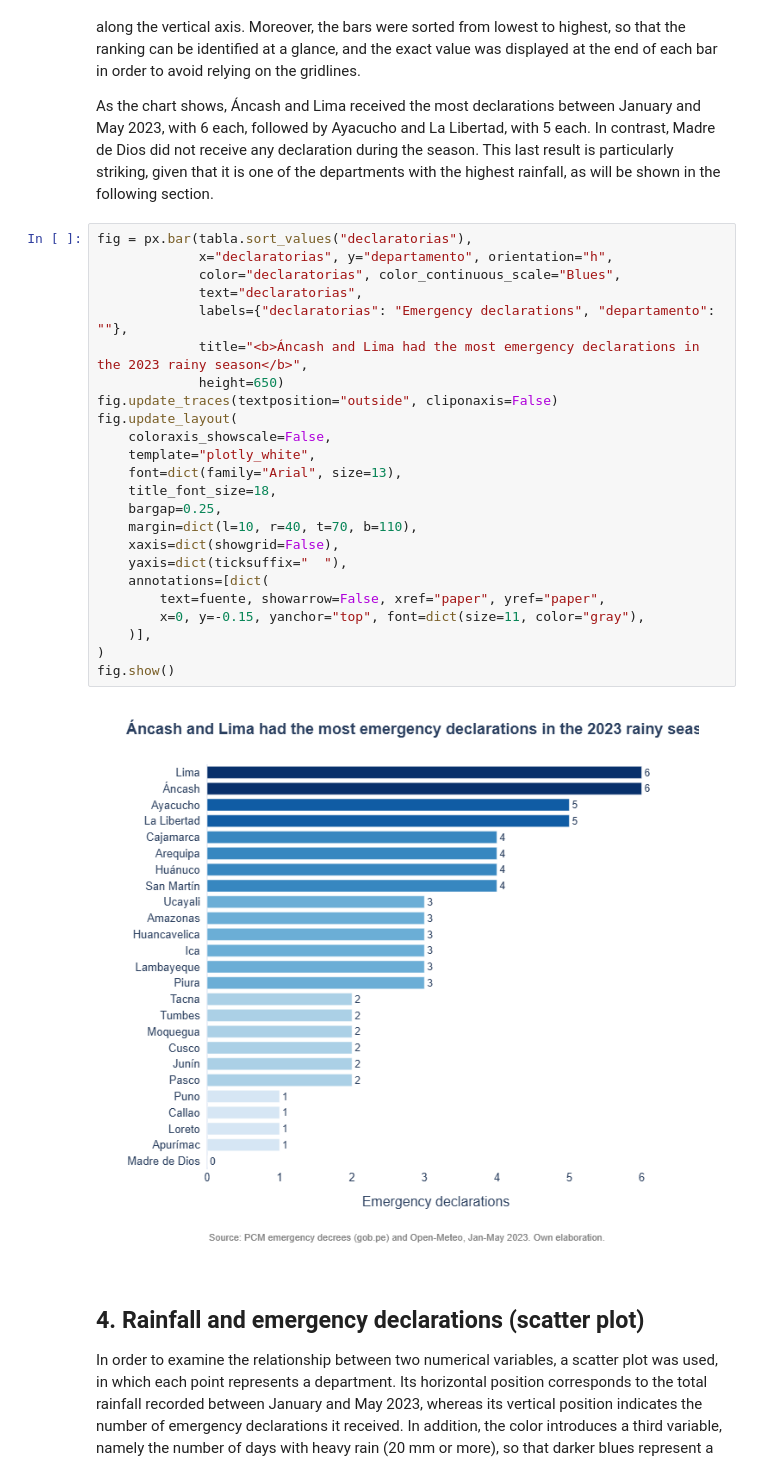
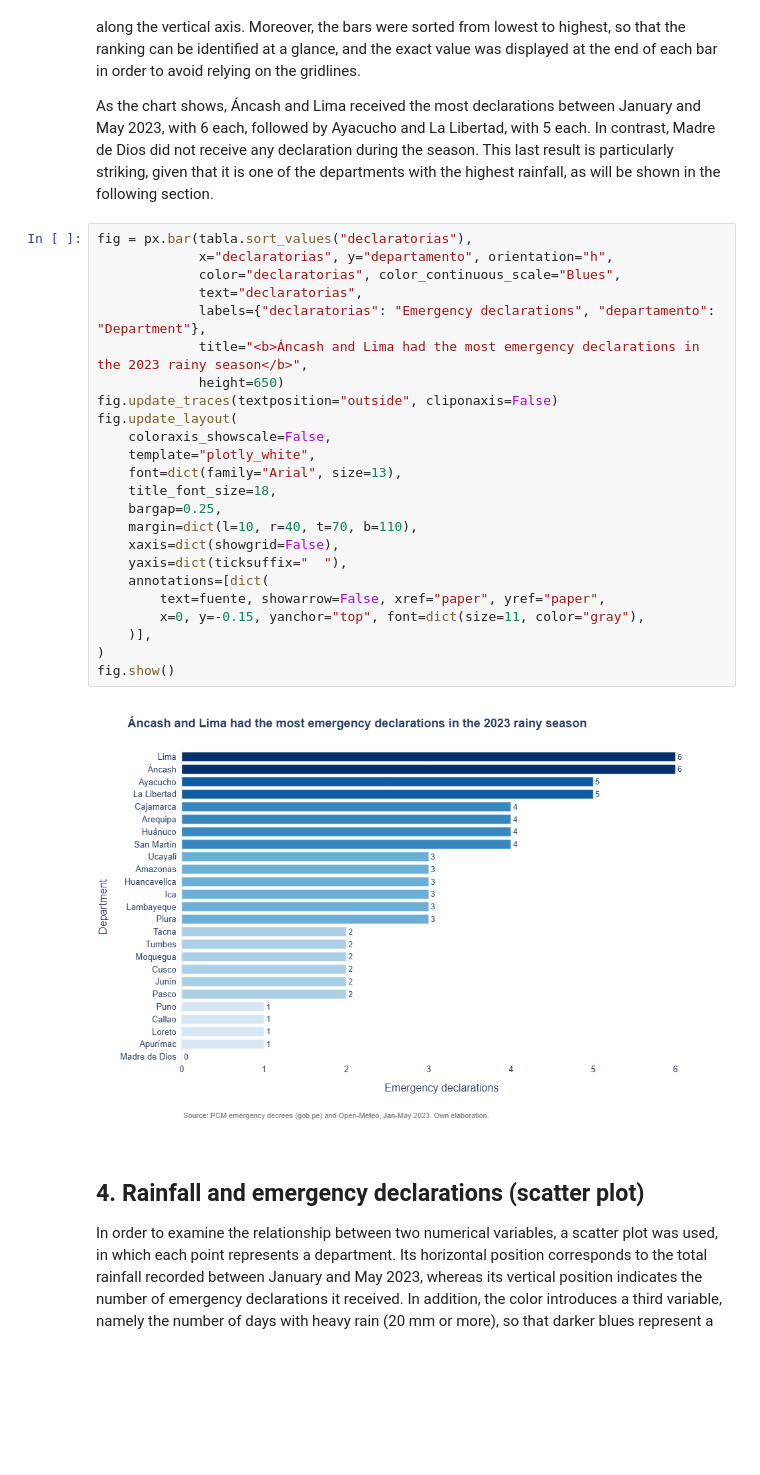
Before and after one commit to rodnm/Python-G2, a Jupyter notebook: assignment_3/visualizacion.ipynb, the cells around one changed output. Drawn from its saved outputs; the diff is of its cells as text; blank space fills up the shorter version.

```diff
--- a/assignment_3/visualizacion.ipynb
+++ b/assignment_3/visualizacion.ipynb
@@ -58,29 +64,29 @@ As the chart shows, Áncash and Lima received the most declarations between Janu
 # %%
 fig = px.bar(tabla.sort_values("declaratorias"),
              x="declaratorias", y="departamento", orientation="h",
              color="declaratorias", color_continuous_scale="Blues",
              text="declaratorias",
-             labels={"declaratorias": "Emergency declarations", "departamento": ""},
+             labels={"declaratorias": "Emergency declarations", "departamento": "Department"},
              title="<b>Áncash and Lima had the most emergency declarations in the 2023 rainy season</b>",
              height=650)
 fig.update_traces(textposition="outside", cliponaxis=False)
 fig.update_layout(
     coloraxis_showscale=False,
     template="plotly_white",
     font=dict(family="Arial", size=13),
     title_font_size=18,
     bargap=0.25,
     margin=dict(l=10, r=40, t=70, b=110),
     xaxis=dict(showgrid=False),
     yaxis=dict(ticksuffix="  "),
     annotations=[dict(
         text=fuente, showarrow=False, xref="paper", yref="paper",
         x=0, y=-0.15, yanchor="top", font=dict(size=11, color="gray"),
     )],
 )
 fig.show()
 # %% [output]
-[figure, old version]
+[figure, new version]
 # %% [markdown]
 ## 4. Rainfall and emergency declarations (scatter plot)
 
```
Also changed, not shown: parts of 5 cells of this notebook.
